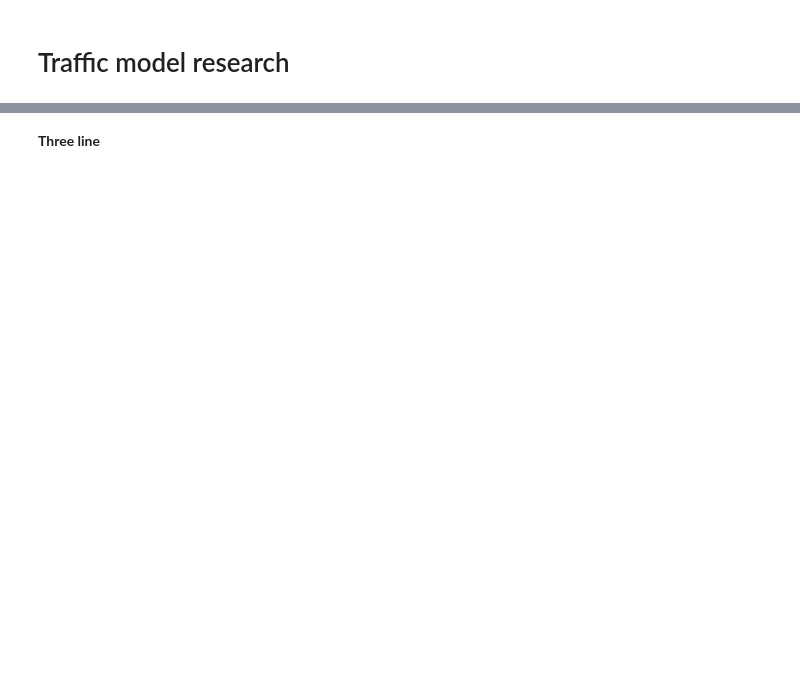
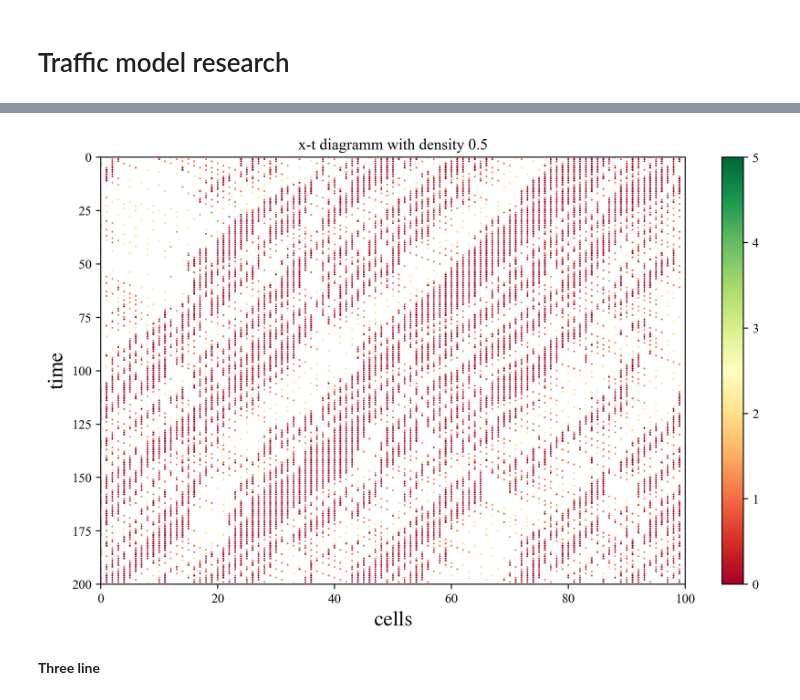
Before and after one commit to MaksKos/TrafficModel, a Jupyter notebook: research.ipynb, the cells around one changed output, grey strips where cells are left out. Drawn from its saved outputs; the diff is of its cells as text; code cells hidden in the pictures; blank space fills up the shorter version.

```diff
--- a/research.ipynb
+++ b/research.ipynb
@@ -31,3 +96,33 @@ model_1.result
+# %%
+rc = {"font.family" : "serif",
+      "mathtext.fontset" : "stix"}
+plt.rcParams.update(rc)
+plt.rcParams["font.serif"] = ["Times New Roman"] + plt.rcParams["font.serif"]
+fs = 16
+
+
+fig = plt.figure(figsize=(10,6), dpi=300)
+
+time = np.linspace(0, layers.shape[0]-1, layers.shape[0], dtype=int)
+cells = np.linspace(0, layers.shape[1]-1, layers.shape[1], dtype=int)
+grid = np.meshgrid(cells, time, indexing='xy')
+
+#plt.scatter(grid[0], grid[1], marker='s', c='grey', s=1, alpha=0.2)
+#bar_pic=plt.scatter(grid[0], grid[1], marker ='s', c = road_map, cmap = 'RdYlGn', s = 4, alpha = 1, edgecolors='black', linewidths=0.5 )
+bar_pic=plt.scatter(grid[0], grid[1], marker ='s', c = layers, cmap = 'RdYlGn', s = 0.1, alpha = 1 )
+plt.xlim(0, layers.shape[1])
+plt.ylim(0, layers.shape[0])
+plt.gca().invert_yaxis()
+plt.colorbar()
+plt.clim(0, 5)
+plt.title(f"x-t diagramm with density {model_vis.result['rho']}")
+plt.xlabel(r'$\mathrm{cells}$',  fontsize = fs)
+plt.ylabel(r'$\mathrm{time}$',  fontsize = fs)
+#plt.grid(linewidth=0.5)
+plt.show()
+#fig.savefig(f'data/x_t_{density}.jpg', dpi = 200, pad_inches=0.1, format='jpg', bbox_inches='tight')
+# %% [output]
+[figure, added]
 # %% [markdown]
 __Three line__
 # %%
```
Also changed, not shown: parts of 21 cells of this notebook, 1 other file.
